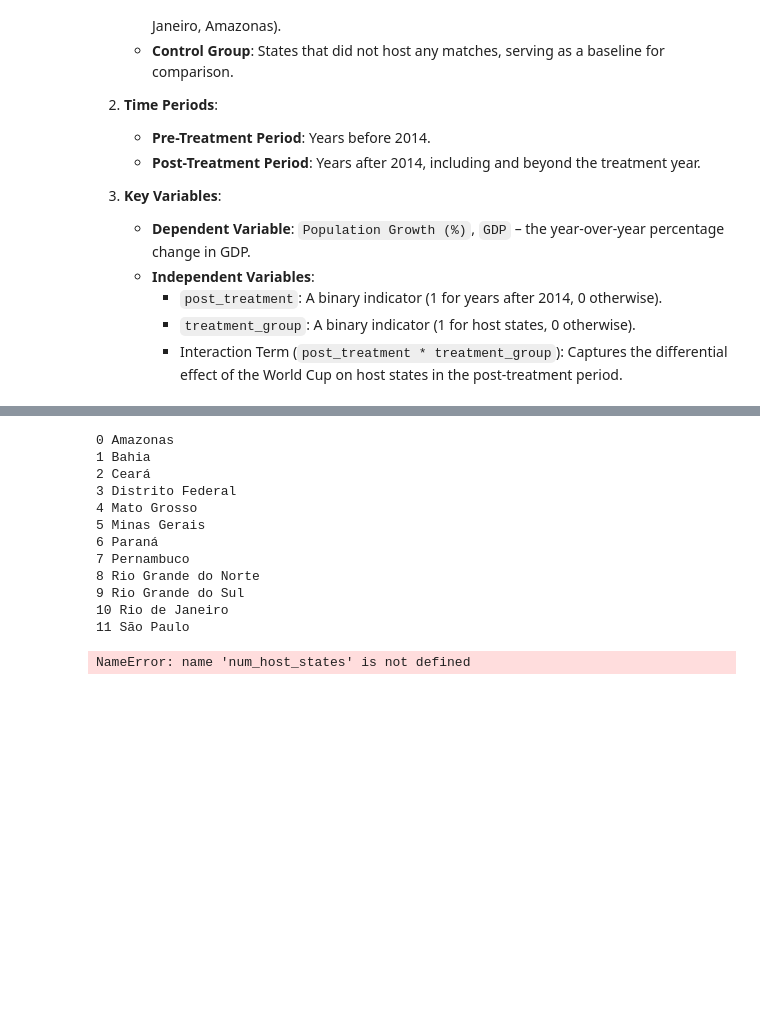
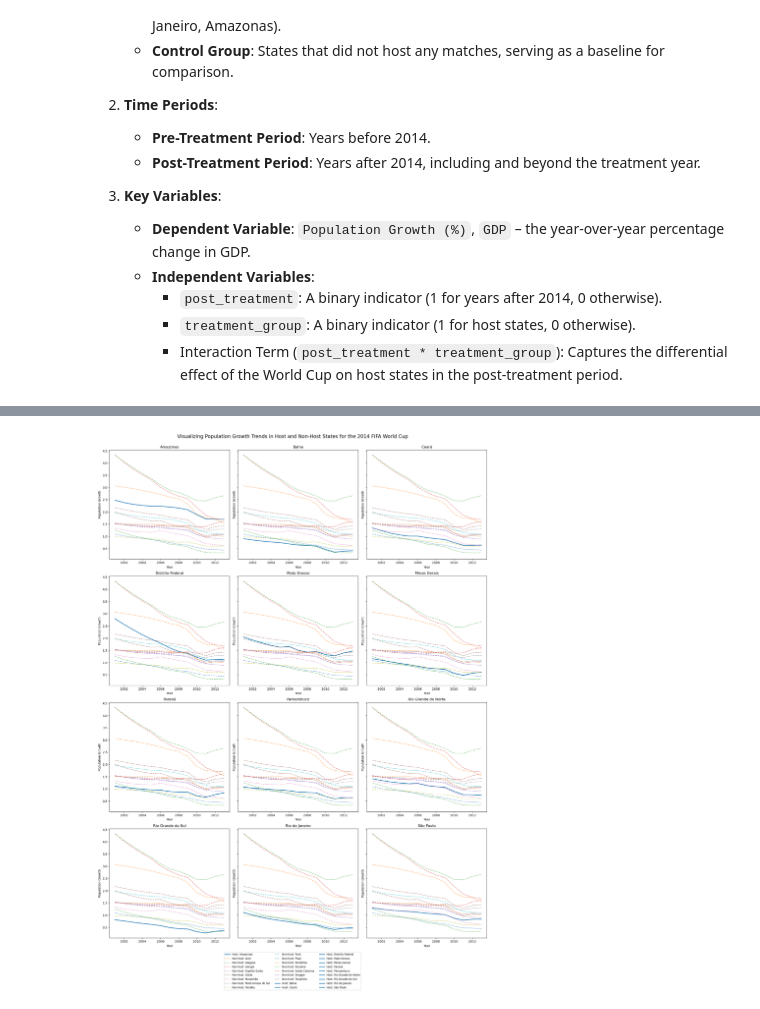
Before and after one commit to david-camper/worldcuphostcities_impact, a Jupyter notebook: analysis.ipynb, the cells around one changed output, grey strips where cells are left out. Saved outputs shown, nothing was run; the diff lists cells and outputs as text; code cells hidden in the pictures; blank space fills up the shorter version.

```diff
--- a/analysis.ipynb
+++ b/analysis.ipynb
@@ -285,20 +326,6 @@ print(non_host_states_population_before_worldcup.shape)
-# %%
-for idx, host_state in enumerate(host_states_population_before_worldcup['STATE'].unique()):
-    print(idx, host_state)
-# %% [output]
-0 Amazonas
-1 Bahia
-2 Ceará
-3 Distrito Federal
-4 Mato Grosso
-5 Minas Gerais
-6 Paraná
-7 Pernambuco
-8 Rio Grande do Norte
-9 Rio Grande do Sul
-10 Rio de Janeiro
-11 São Paulo
 # %%
+
+num_host_states = host_states_population_before_worldcup['STATE'].nunique()
 
 # Calculate rows dynamically
 rows = (num_host_states + 2) // 3
@@ -319,38 +346,41 @@ for id, state in enumerate(host_states_population_before_worldcup['STATE'].uniqu
     host_data = host_states_population_before_worldcup[host_states_population_before_worldcup['STATE'] == state]
 
     # Plot host state population growth
-    host_line, = ax.plot(host_data['YEAR'], host_data['POPULATIONGROWTH'],
+    host_line, = ax.plot(host_data['YEAR'], host_data['Population_growth'],
                          linewidth=2, label=f'Host: {state}')
 
     # Add to legend tracking (only add once per type)
     if not any(lbl == host_line.get_label() for lbl in labels):
         handles.append(host_line)
         labels.append(host_line.get_label())
 
     # Plot non-host states for comparison
     for non_host_state in non_host_states_population_before_worldcup['STATE'].unique():
         non_host_data = non_host_states_population_before_worldcup[non_host_states_population_before_worldcup['STATE'] == non_host_state]
-        non_host_line, = ax.plot(non_host_data['YEAR'], non_host_data['POPULATIONGROWTH'],
+        non_host_line, = ax.plot(non_host_data['YEAR'], non_host_data['Population_growth'],
                                  linestyle='--', alpha=0.6, label=f'Non-host: {non_host_state}')
 
         # Add to legend tracking (only add once per type)
         if not any(lbl == non_host_line.get_label() for lbl in labels):
             handles.append(non_host_line)
             labels.append(non_host_line.get_label())
 
     # Set title and labels for clarity
     ax.set_title(state)
     ax.set_xlabel("Year")
     ax.set_ylabel("Population Growth")
 
 # Hide unused subplots
 for id in range(len(host_states_population_before_worldcup['STATE'].unique()), len(axes)):
     axes[id].axis('off')
 
 # Create a single legend outside the subplots
-fig.legend(handles, labels, loc='upper center', bbox_to_anchor=(0.5, -0.05), ncol=3, fontsize="small")
+fig.legend(handles, labels, loc='upper center', bbox_to_anchor=(0.5, 0), ncol=3, fontsize="small")
+
+fig.suptitle("Visualizing Population Growth Trends in Host and Non-Host States for the 2014 FIFA World Cup", fontsize=16)
 
 plt.tight_layout()
+fig.subplots_adjust(top=0.95)
 plt.show()
 # %% [output]
-NameError: name 'num_host_states' is not defined
+[figure, added]
```
Also changed, not shown: parts of 10 cells of this notebook.
